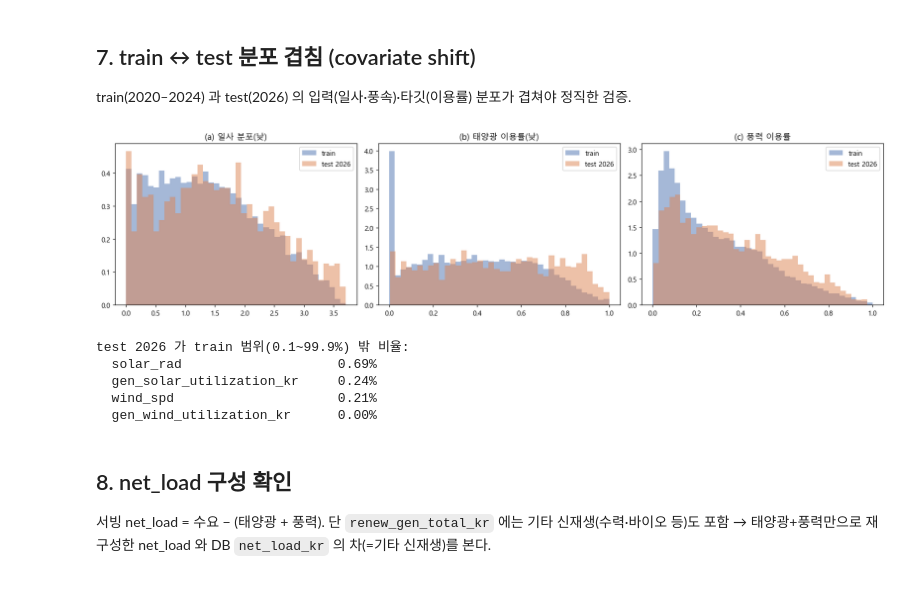
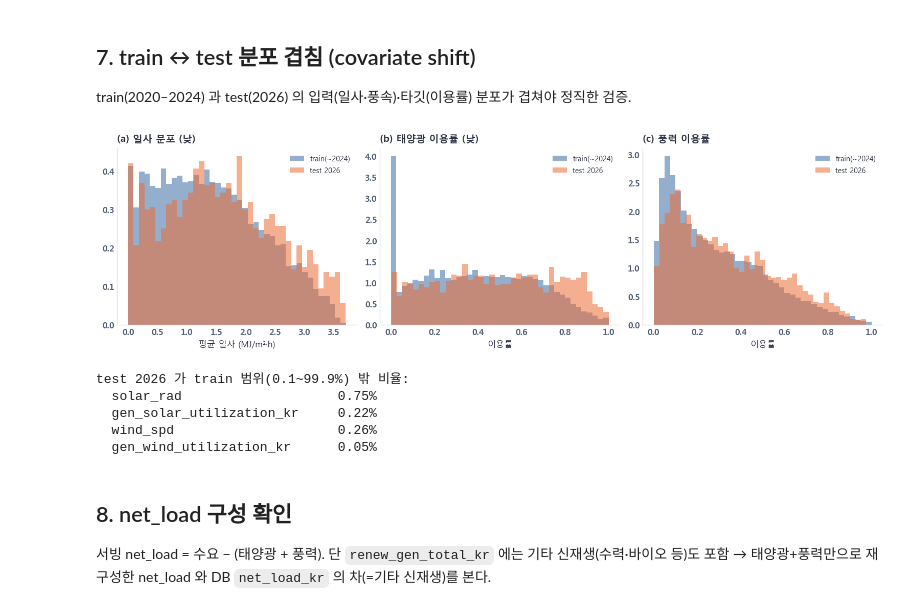
Before and after one commit to JeongYakyong/project2026, a Jupyter notebook: 6. land_solarwind_forecaster/nouse/eda/6-0_eda_landsw.ipynb, the cells around one changed output. Cells and saved outputs as stored; diff of their text form; code cells hidden in the pictures.

```diff
--- a/6. land_solarwind_forecaster/nouse/eda/6-0_eda_landsw.ipynb
+++ b/6. land_solarwind_forecaster/nouse/eda/6-0_eda_landsw.ipynb
@@ -265,22 +307,23 @@ plt.tight_layout(); plt.savefig(os.path.join(FIG,'6-0_cloudy_clear.png'), bbox_i
 # %%
+STN = ['daegwallyeong','wonju','seosan','pohang','yeonggwang']
 con = sqlite3.connect(DB)
-fc = pd.read_sql('SELECT * FROM forecast', con, parse_dates=['timestamp']); con.close()
+fc = pd.read_sql('SELECT * FROM forecast_horizon', con, parse_dates=['timestamp']); con.close()
 fc_bases = set()
 for c in fc.columns:
     parts = c.rsplit('_', 1)
-    fc_bases.add(parts[0] if parts[-1] in ['daegwallyeong','wonju','seosan','pohang','yeonggwang'] else c)
+    fc_bases.add(parts[0] if parts[-1] in STN else c)
 mapping = [('solar_rad(일사)','radiation'),('total_cloud(전운량)','total_cloud'),
            ('midlow_cloud(중하층운)','midlow_cloud'),('temp_c(기온)','temp'),
-           ('wind_spd(풍속)','wind_spd_10m'),('wd_sin/cos(풍향)','wd_sin_10m'),
-           ('humidity(습도)','humidity'),('rainfall(강수)','rainfall'),
+           ('wind_spd(풍속·10m)','wind_spd_10m'),('wd_sin/cos(풍향)','wd_sin_10m'),
+           ('humidity(습도)','reh'),('rainfall(강수)','rainfall'),
+           ('wind_80m/gust(고층풍·돌풍)','wind_spd_80m'),
            ('snow_depth(적설)','snow_depth'),('cape/tcog(후처리용)','cape')]
 rows=[]
 for hname, fbase in mapping:
-    avail = any(fbase==b or c.startswith(fbase) for c in fc.columns for b in [fbase])
-    avail = any(fbase in c for c in fc.columns)
+    avail = any(c == fbase or c.startswith(fbase + '_') for c in fc.columns)
     rows.append(dict(변수=hname, forecast키=fbase, 서빙가능=('O' if avail else 'X')))
 avail_tab = pd.DataFrame(rows); avail_tab.to_csv(os.path.join(TAB,'6-0_feature_availability.csv'), index=False)
 print(avail_tab.to_string(index=False))
-print('\nforecast 범위:', fc.timestamp.min(),'~',fc.timestamp.max(),' rows=',len(fc))
-print('forecast 컬럼 base 집합:', sorted(fc_bases))
+print('\nforecast_horizon 범위:', fc.timestamp.min(),'~',fc.timestamp.max(),' rows=',len(fc))
+print('forecast_horizon 컬럼 base 집합:', sorted(fc_bases))
 # %% [output]
@@ -304,29 +348,29 @@ forecast 컬럼 base 집합: ['day_type', 'land_est_demand_da', 'midlow_cloud',
 train(2020–2024) 과 test(2026) 의 입력(일사·풍속)·타깃(이용률) 분포가 겹쳐야 정직한 검증.
 # %%
 tr = df[df.year<=2024]; te = df[df.year==2026]
-fig, ax = plt.subplots(1,3, figsize=(16,4))
+fig, ax = plt.subplots(1, 3, figsize=(13, 3.8))
 dtr = tr[(tr.hour>=8)&(tr.hour<=17)]; dte = te[(te.hour>=8)&(te.hour<=17)]
-for name,g,c in [('train',dtr,'#4C72B0'),('test 2026',dte,'#DD8452')]:
-    ax[0].hist(g.solar_rad.dropna(), bins=40, density=True, alpha=.5, label=name, color=c)
-    ax[1].hist(g.gen_solar_utilization_kr.dropna(), bins=40, density=True, alpha=.5, label=name, color=c)
-for name,g,c in [('train',tr,'#4C72B0'),('test 2026',te,'#DD8452')]:
-    ax[2].hist(g.gen_wind_utilization_kr.dropna(), bins=40, density=True, alpha=.5, label=name, color=c)
-ax[0].set_title('(a) 일사 분포(낮)'); ax[0].legend()
-ax[1].set_title('(b) 태양광 이용률(낮)'); ax[1].legend()
-ax[2].set_title('(c) 풍력 이용률'); ax[2].legend()
-plt.tight_layout(); plt.savefig(os.path.join(FIG,'6-0_covariate_shift.png'), bbox_inches='tight'); plt.show()
+for name,g,c in [('train(~2024)',dtr,WIND_C),('test 2026',dte,SOLAR_C)]:
+    ax[0].hist(g.solar_rad.dropna(), bins=40, density=True, alpha=.55, label=name, color=c, edgecolor='none')
+    ax[1].hist(g.gen_solar_utilization_kr.dropna(), bins=40, density=True, alpha=.55, label=name, color=c, edgecolor='none')
+for name,g,c in [('train(~2024)',tr,WIND_C),('test 2026',te,SOLAR_C)]:
+    ax[2].hist(g.gen_wind_utilization_kr.dropna(), bins=40, density=True, alpha=.55, label=name, color=c, edgecolor='none')
+panel(ax[0], '(a) 일사 분포 (낮)'); ax[0].set_xlabel('평균 일사 (MJ/m²·h)'); ax[0].legend(frameon=False, fontsize=8.5)
+panel(ax[1], '(b) 태양광 이용률 (낮)'); ax[1].set_xlabel('이용률'); ax[1].legend(frameon=False, fontsize=8.5)
+panel(ax[2], '(c) 풍력 이용률'); ax[2].set_xlabel('이용률'); ax[2].legend(frameon=False, fontsize=8.5)
+save(fig, '6-0_covariate_shift.png'); plt.show()
 def outside(a, b, col):
     lo,hi = a[col].quantile([.001,.999]); return float(((b[col]<lo)|(b[col]>hi)).mean()*100)
 print('test 2026 가 train 범위(0.1~99.9%) 밖 비율:')
 for c in ['solar_rad','gen_solar_utilization_kr','wind_spd','gen_wind_utilization_kr']:
     print('  %-28s %.2f%%' % (c, outside(tr, te, c)))
 # %% [output]
-[figure, old version]
+[figure, new version]
 test 2026 가 train 범위(0.1~99.9%) 밖 비율:
-  solar_rad                    0.69%
-  gen_solar_utilization_kr     0.24%
-  wind_spd                     0.21%
-  gen_wind_utilization_kr      0.00%
+  solar_rad                    0.75%
+  gen_solar_utilization_kr     0.22%
+  wind_spd                     0.26%
+  gen_wind_utilization_kr      0.05%
 # %% [markdown]
 ## 8. net_load 구성 확인
 
```
Also changed, not shown: parts of 13 cells of this notebook, 26 other files.
